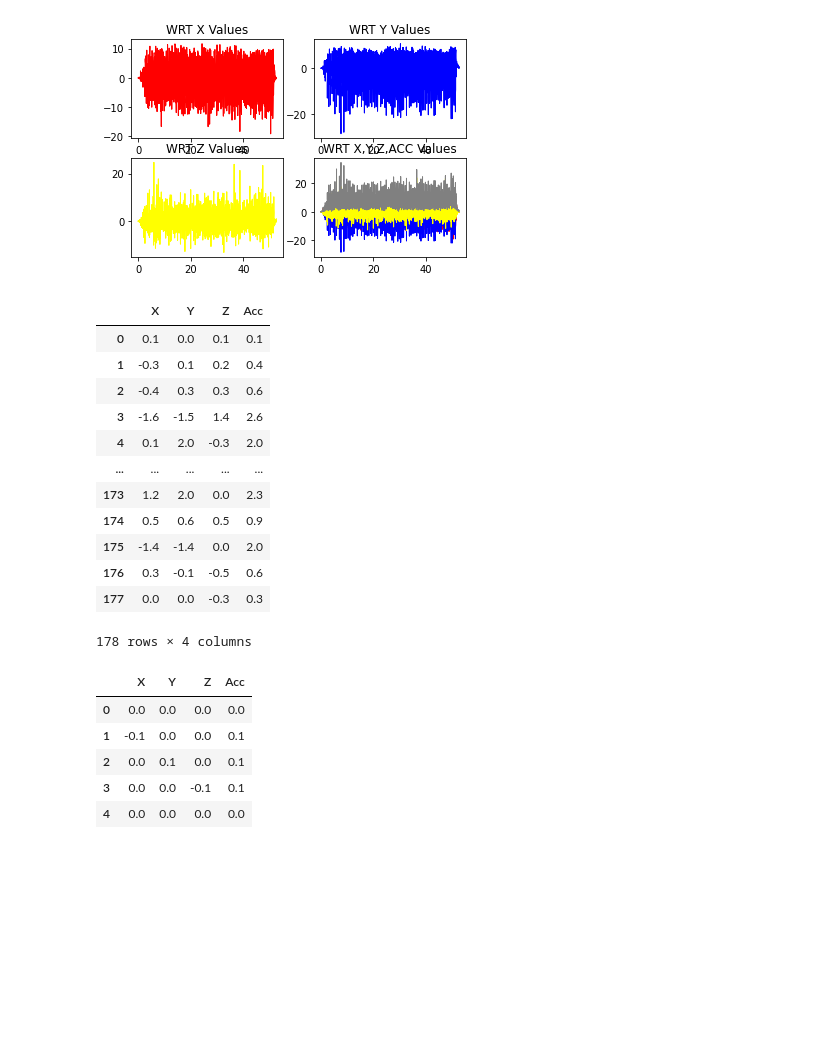
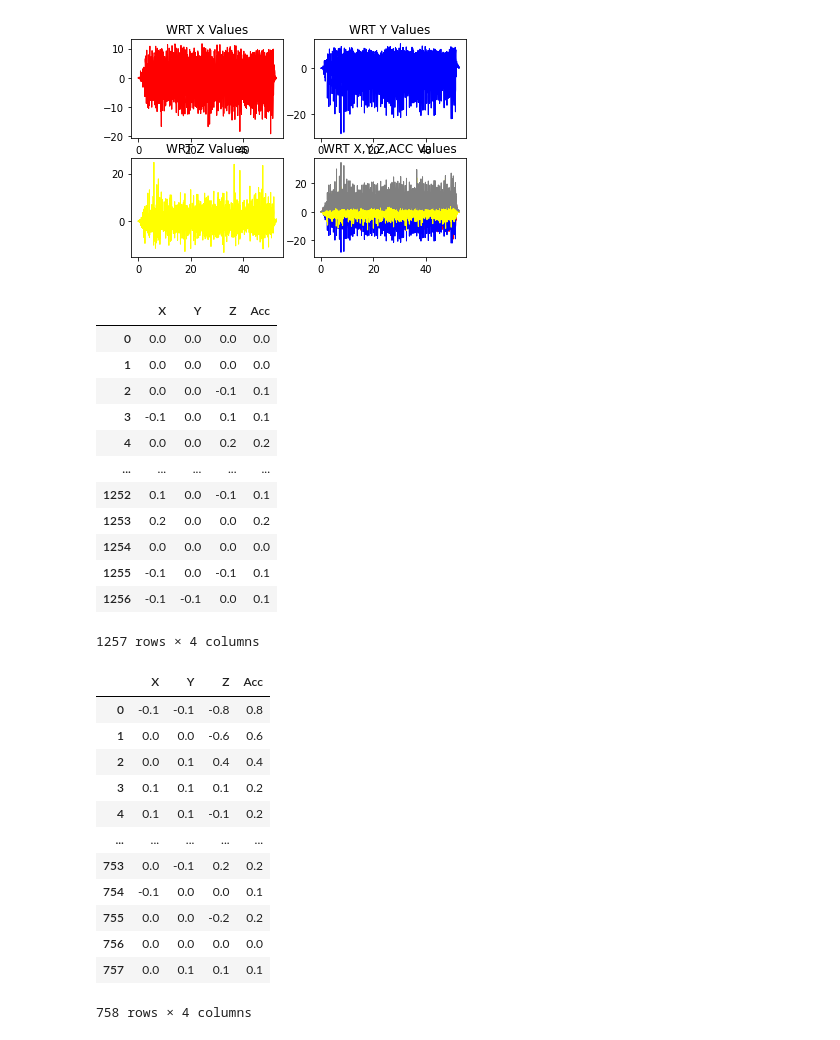
Before and after one commit to MihirS57/covid-contact-tracker, a Jupyter notebook: Python/Acc Data Observation/prediction.ipynb, the cells around one changed output. Cells and saved outputs as stored; diff of their text form; code cells hidden in the pictures; blank space fills up the shorter version.

```diff
--- a/Python/Acc Data Observation/prediction.ipynb
+++ b/Python/Acc Data Observation/prediction.ipynb
@@ -23,5 +25,7 @@ walk_dataset
 run_dataset = pd.read_csv('./Sample Datasets/Sample_run_dataset_2.csv')
 run_dataset = run_dataset[:1784]
 run_dataset
+test_run_dataset = pd.read_csv('./Sample Datasets/Sample_run_dataset.csv')
+test_run_dataset
 # %% [output]
 |  | O | Action | X | Y | Z | Acc | TS |
@@ -115,31 +119,46 @@ What type of plot? Single (S) or Multiple (M) or count spikes (CS): M
 X_walk = walk_dataset.iloc[:,[2,3,4,5]]
 y_walk = walk_dataset.iloc[:,[1]]
 X_walk
+
+test_X_walk = test_walk_dataset.iloc[:,[2,3,4,5]]
+test_y_walk = test_walk_dataset.iloc[:,[1]]
+test_X_walk
 # %% [output]
 |  | X | Y | Z | Acc |
-| 0 | 0.1 | 0.0 | 0.1 | 0.1 |
-| 1 | -0.3 | 0.1 | 0.2 | 0.4 |
-| 2 | -0.4 | 0.3 | 0.3 | 0.6 |
-| 3 | -1.6 | -1.5 | 1.4 | 2.6 |
-| 4 | 0.1 | 2.0 | -0.3 | 2.0 |
+| 0 | 0.0 | 0.0 | 0.0 | 0.0 |
+| 1 | 0.0 | 0.0 | 0.0 | 0.0 |
+| 2 | 0.0 | 0.0 | -0.1 | 0.1 |
+| 3 | -0.1 | 0.0 | 0.1 | 0.1 |
+| 4 | 0.0 | 0.0 | 0.2 | 0.2 |
 | ... | ... | ... | ... | ... |
-| 173 | 1.2 | 2.0 | 0.0 | 2.3 |
-| 174 | 0.5 | 0.6 | 0.5 | 0.9 |
-| 175 | -1.4 | -1.4 | 0.0 | 2.0 |
-| 176 | 0.3 | -0.1 | -0.5 | 0.6 |
-| 177 | 0.0 | 0.0 | -0.3 | 0.3 |
+| 1252 | 0.1 | 0.0 | -0.1 | 0.1 |
+| 1253 | 0.2 | 0.0 | 0.0 | 0.2 |
+| 1254 | 0.0 | 0.0 | 0.0 | 0.0 |
+| 1255 | -0.1 | 0.0 | -0.1 | 0.1 |
+| 1256 | -0.1 | -0.1 | 0.0 | 0.1 |
-178 rows × 4 columns
+1257 rows × 4 columns
 # %%
 X_run = run_dataset.iloc[:,[2,3,4,5]]
 y_run = run_dataset.iloc[:,[1]]
 X_run.head()
+
+test_X_run = test_run_dataset.iloc[:,[2,3,4,5]]
+test_y_run = test_run_dataset.iloc[:,[1]]
+test_X_run
 # %% [output]
 |  | X | Y | Z | Acc |
-| 0 | 0.0 | 0.0 | 0.0 | 0.0 |
-| 1 | -0.1 | 0.0 | 0.0 | 0.1 |
-| 2 | 0.0 | 0.1 | 0.0 | 0.1 |
-| 3 | 0.0 | 0.0 | -0.1 | 0.1 |
-| 4 | 0.0 | 0.0 | 0.0 | 0.0 |
+| 0 | -0.1 | -0.1 | -0.8 | 0.8 |
+| 1 | 0.0 | 0.0 | -0.6 | 0.6 |
+| 2 | 0.0 | 0.1 | 0.4 | 0.4 |
+| 3 | 0.1 | 0.1 | 0.1 | 0.2 |
+| 4 | 0.1 | 0.1 | -0.1 | 0.2 |
+| ... | ... | ... | ... | ... |
+| 753 | 0.0 | -0.1 | 0.2 | 0.2 |
+| 754 | -0.1 | 0.0 | 0.0 | 0.1 |
+| 755 | 0.0 | 0.0 | -0.2 | 0.2 |
+| 756 | 0.0 | 0.0 | 0.0 | 0.0 |
+| 757 | 0.0 | 0.1 | 0.1 | 0.1 |
+758 rows × 4 columns
 # %%
 X_frames = [X_walk,X_run]
 X = pd.concat(X_frames)
```
Also changed, not shown: parts of 10 cells of this notebook, 3 other files.
